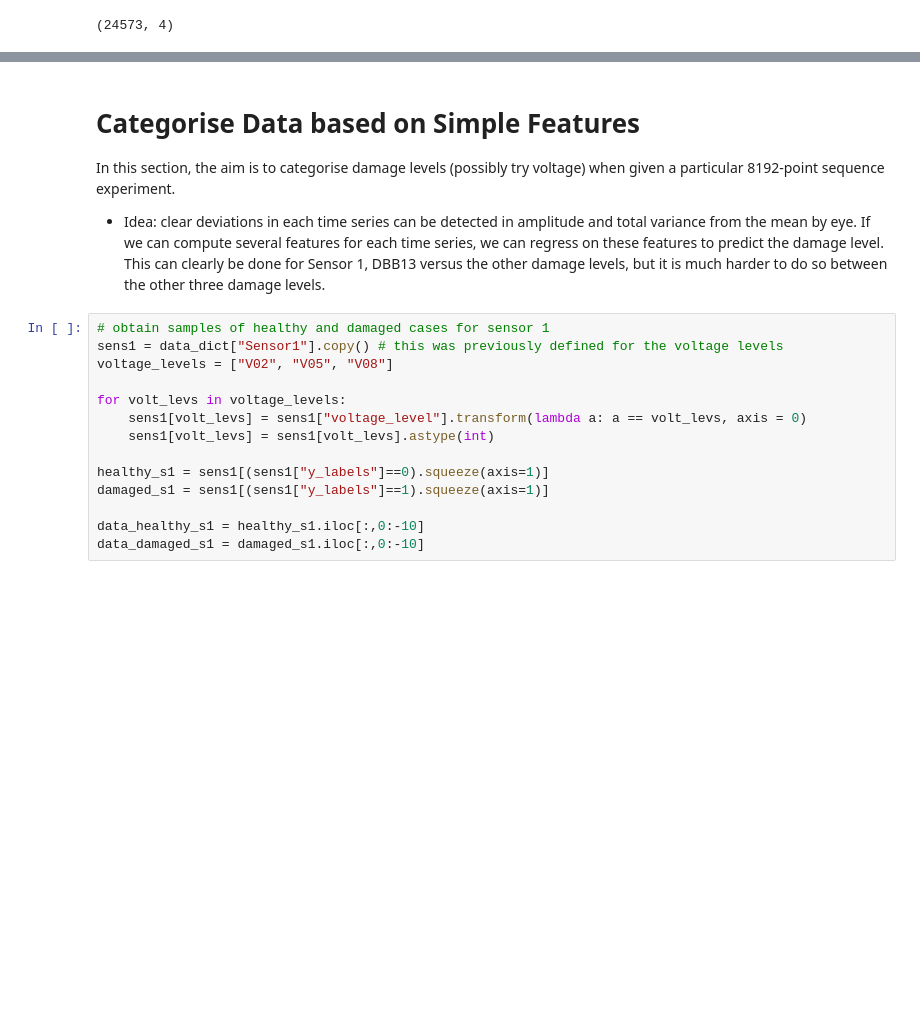
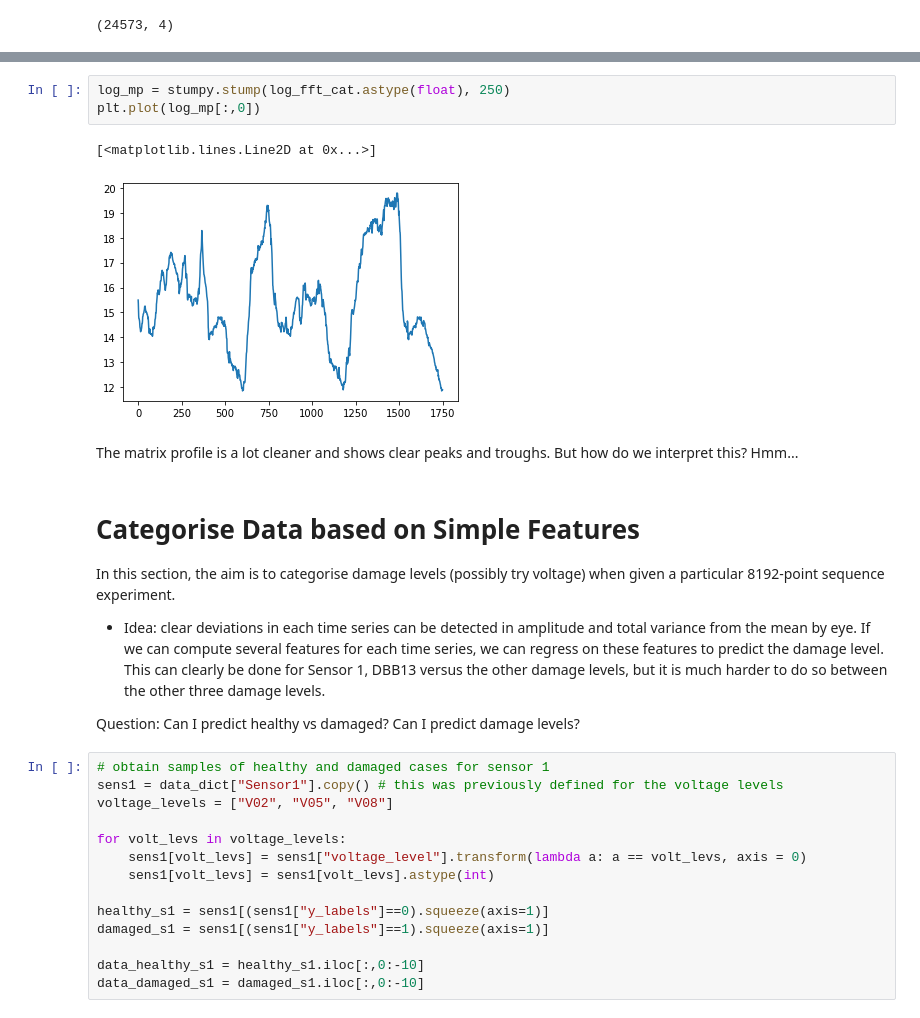
Before and after one commit to twan3617/anomalies, a Jupyter notebook: Example_Data_Sandia.ipynb, the cells around one changed output, grey strips where cells are left out. Saved outputs shown, nothing was run; the diff lists cells and outputs as text; blank space fills up the shorter version.

Commit message:
added fft data cleaning - how to interpret?

```diff
--- a/Example_Data_Sandia.ipynb
+++ b/Example_Data_Sandia.ipynb
@@ -404,7 +410,17 @@ np.floor(n/2)
+# %%
+log_mp = stumpy.stump(log_fft_cat.astype(float), 250)
+plt.plot(log_mp[:,0])
+# %% [output]
+[<matplotlib.lines.Line2D at 0x...>]
+[figure, added]
+# %% [markdown]
+The matrix profile is a lot cleaner and shows clear peaks and troughs. But how do we interpret this? Hmm...
 # %% [markdown]
 # Categorise Data based on Simple Features
 In this section, the aim is to categorise damage levels (possibly try voltage) when given a particular 8192-point sequence experiment.
 - Idea: clear deviations in each time series can be detected in amplitude and total variance from the mean by eye. If we can compute several features for each time series, we can regress on these features to predict the damage level. This can clearly be done for Sensor 1, DBB13 versus the other damage levels, but it is much harder to do so between the other three damage levels.
+
+Question: Can I predict healthy vs damaged? Can I predict damage levels?
 # %%
 # obtain samples of healthy and damaged cases for sensor 1
 sens1 = data_dict["Sensor1"].copy() # this was previously defined for the voltage levels
```
Also changed, not shown: parts of 16 cells of this notebook.
